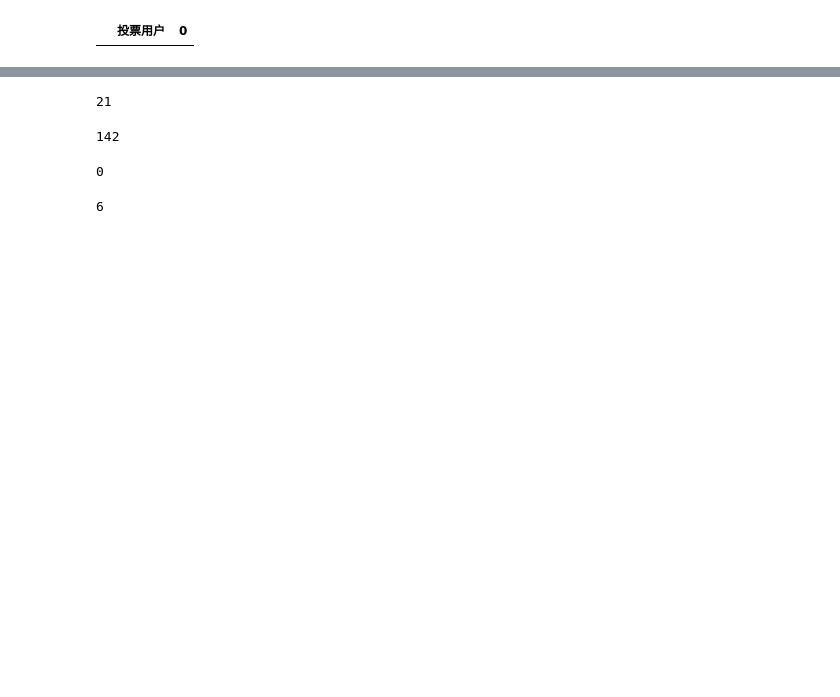
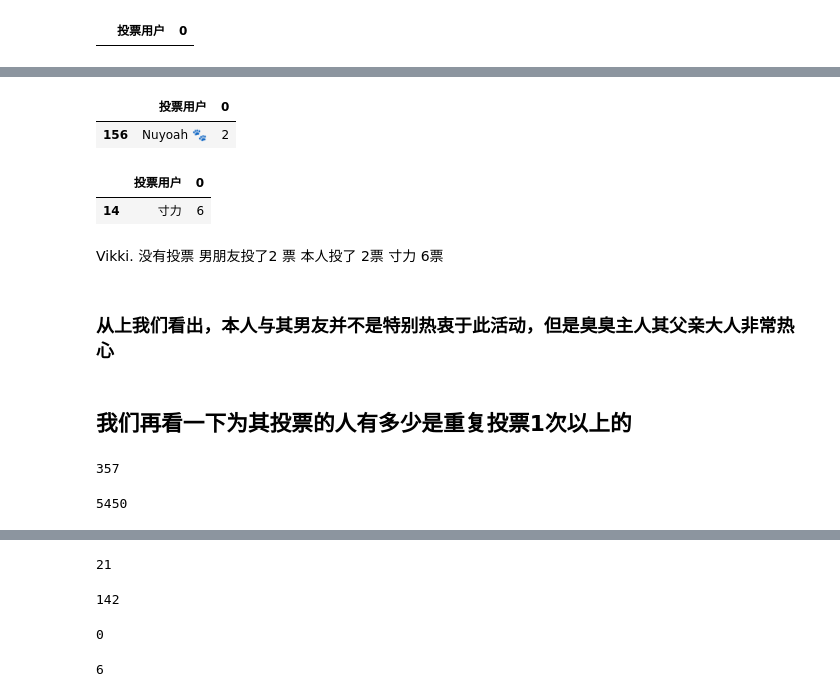
Before and after one commit to ShenShu2016/script_weitoupiao, a Jupyter notebook: vote_analysis_visul.ipynb, the cells around one changed output, grey strips where cells are left out. Drawn from its saved outputs; the diff is of its cells as text; code cells hidden in the pictures; blank space fills up the shorter version.

```diff
--- a/vote_analysis_visul.ipynb
+++ b/vote_analysis_visul.ipynb
@@ -99,0 +92,27 @@ df.groupby('设备').count()
+# %%
+count_user[count_user['投票用户']==" Nuyoah 🐾 "]
+# %% [output]
+|  | 投票用户 | 0 |
+| 156 | Nuyoah 🐾 | 2 |
+# %%
+count_user[count_user['投票用户']==" 寸力 "]
+# %% [output]
+|  | 投票用户 | 0 |
+| 14 | 寸力 | 6 |
+# %% [markdown]
+Vikki.  没有投票
+男朋友投了2 票
+本人投了 2票
+寸力 6票
+# %% [markdown]
+### 从上我们看出，本人与其男友并不是特别热衷于此活动，但是臭臭主人其父亲大人非常热心
+# %% [markdown]
+## 我们再看一下为其投票的人有多少是重复投票1次以上的
+# %%
+count_user[count_user[0]>1].shape[0]
+# %% [output]
+357
+# %%
+df.shape[0]
+# %% [output]
+5450
```
Also changed, not shown: parts of 18 cells of this notebook, 2 other files.
